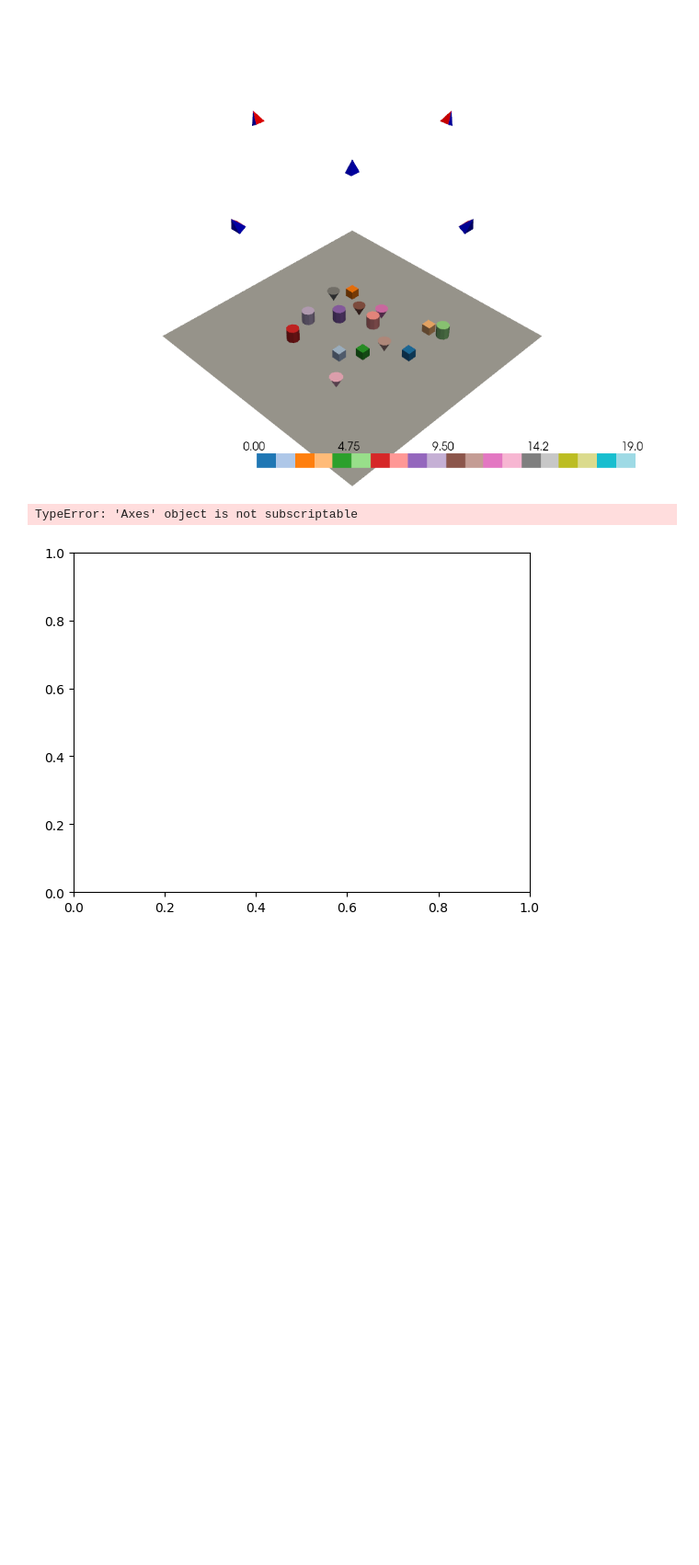
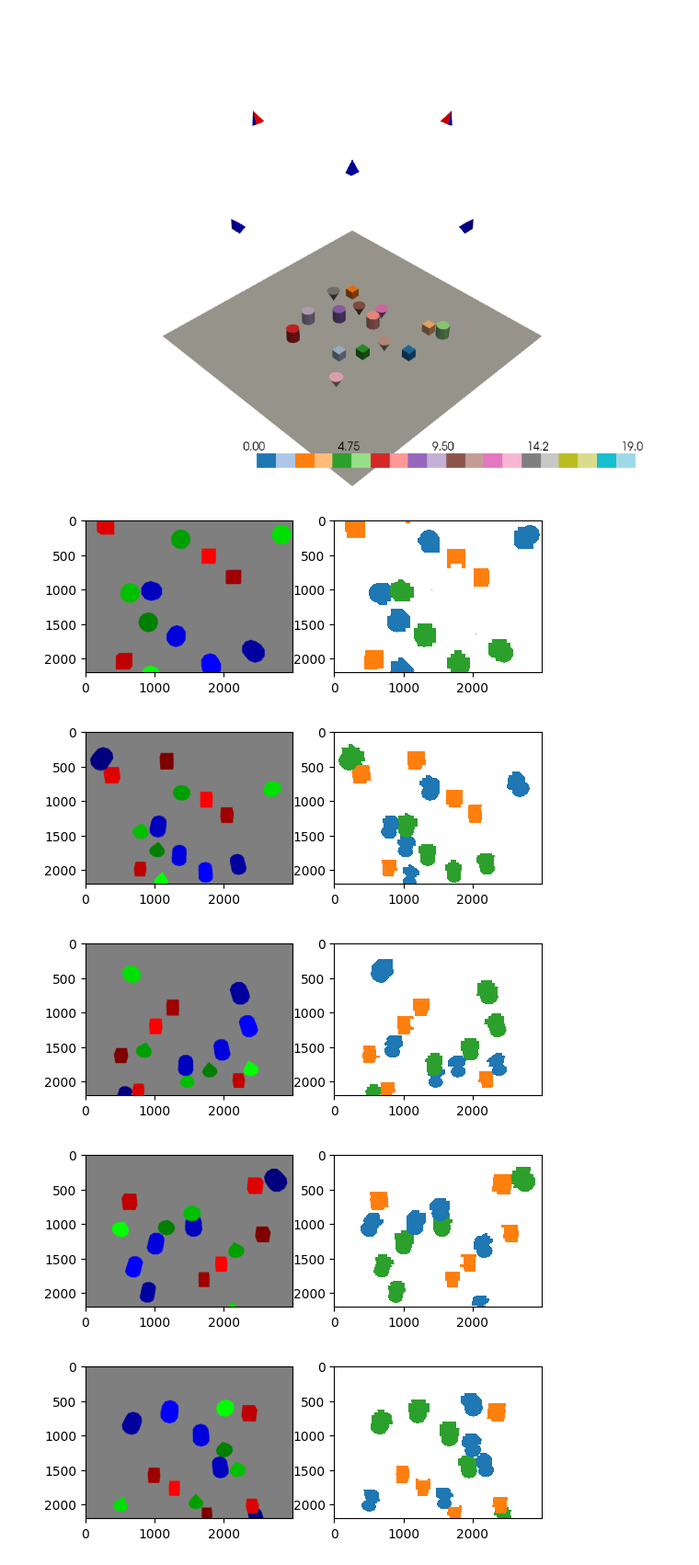
Before and after one commit to open-forest-observatory/geograypher, a Jupyter notebook: examples/concept_figure.ipynb, the cells around one changed output. Shown at 92% size. Drawn from its saved outputs; the diff is of its cells as text; code cells hidden in the pictures; blank space fills up the shorter version.

Commit message:
Show renders from each view

```diff
--- a/examples/concept_figure.ipynb
+++ b/examples/concept_figure.ipynb
@@ -179,6 +172,16 @@ for r_vec, t_vec in zip(r_vecs, t_vecs):
     transform[:3, 3] = t_vec
     cam_to_world_transforms.append(transform)
 
-camera_set = PhotogrammetryCameraSet(cam_to_world_transforms=cam_to_world_transforms)
+INTRINSICS = {0: {"f": 4000, "cx":0, "cy": 0, "image_width":3000, "image_height": 2200}}
+
+camera_set = PhotogrammetryCameraSet(cam_to_world_transforms=cam_to_world_transforms, intrinsic_params_per_sensor_type=INTRINSICS)
 # %% [markdown]
 # Create a mesh visualization
+# %%
+object_class_mesh = TexturedPhotogrammetryMesh(
+    mesh, texture=labels_gdf, texture_column_name="name"
+)
+object_class_mesh.vis(
+    force_xvfb=True,
+    camera_set=camera_set,
+)
@@ -192,8 +204,8 @@ Falling back to a static output.
   warnings.warn(
 [figure]
 # %%
-textured_mesh = TexturedPhotogrammetryMesh(mesh, texture="ID")
-textured_mesh.vis(force_xvfb=True, camera_set=camera_set)
+object_ID_mesh = TexturedPhotogrammetryMesh(mesh, texture="ID")
+object_ID_mesh.vis(force_xvfb=True, camera_set=camera_set)
 # %% [output]
 No module named 'trame.ui.vuetify'
 
@@ -202,13 +214,30 @@ Falling back to a static output.
 [figure]
 # %%
 import matplotlib.pyplot as plt
+
 for i in range(5):
-    rendered_image = colored_mesh.render_pytorch3d(camera_set, i, shade_by_indexing=True)
-    rendered_label = textured_mesh.render_pytorch3d(camera_set, i, shade_by_indexing=True)
-    f, axs = plt.subplots(1,2)
+    rendered_image = colored_mesh.render_pytorch3d(
+        camera_set, i, shade_by_indexing=True
+    )
+    rendered_object_ID = object_ID_mesh.render_pytorch3d(
+        camera_set, i, shade_by_indexing=True
+    )
+    rendered_object_class = object_class_mesh.render_pytorch3d(
+        camera_set, i, shade_by_indexing=True,
+    )
+    rendered_object_class[rendered_object_class == -1] = np.nan
+
+    f, axs = plt.subplots(1, 2)
     axs[0].imshow(rendered_image)
-    axs[1].imshow(rendered_label)
+
+
+    axs[1].imshow(
+        rendered_object_class, cmap="tab10", vmin=0, vmax=9, interpolation="none"
+    )
     plt.show()
 # %% [output]
-TypeError: 'Axes' object is not subscriptable
-[figure, old version]
+[figure, new version]
+[figure, added]
+[figure, added]
+[figure, added]
+[figure, added]
```
Also changed, not shown: parts of 2 cells of this notebook.
